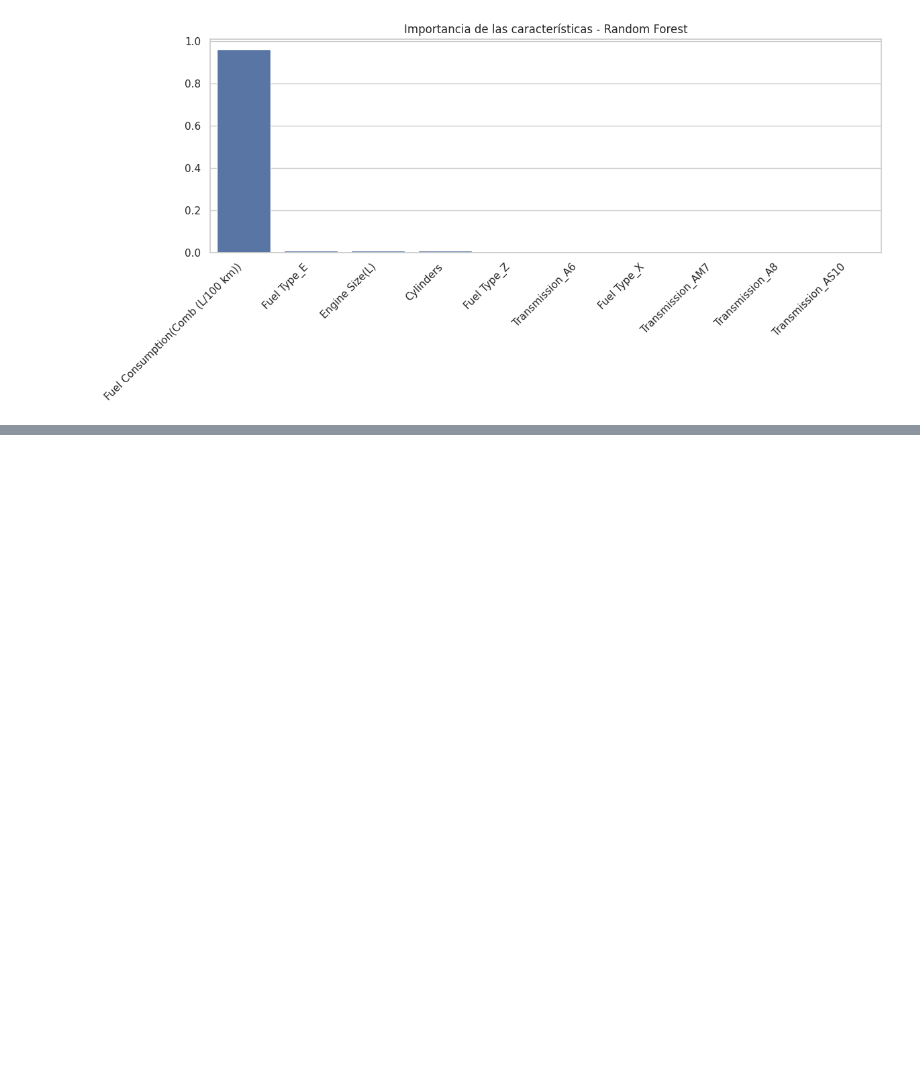
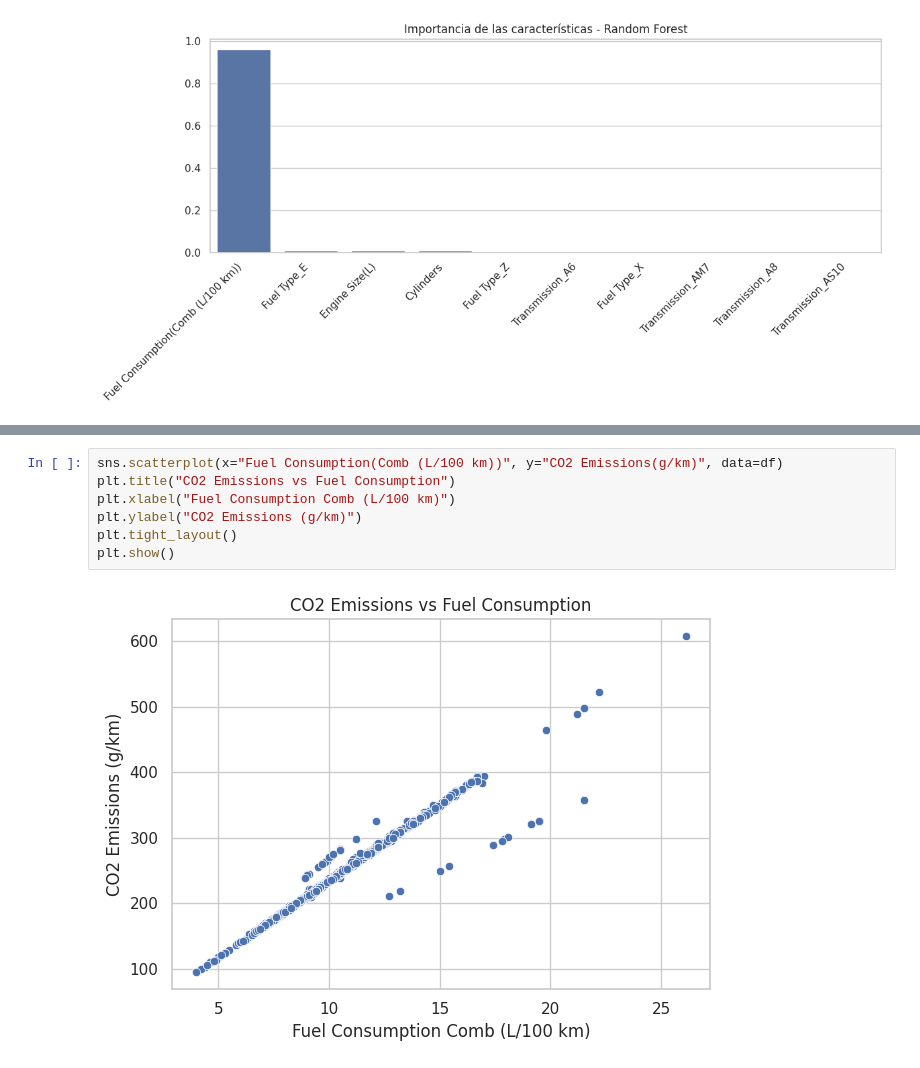
Before and after one commit to martavidal17/DM_project, a Jupyter notebook: Fuel_Consuption.ipynb, the cells around one changed output, grey strips where cells are left out. Drawn from its saved outputs; the diff is of its cells as text; blank space fills up the shorter version.

```diff
--- a/Fuel_Consuption.ipynb
+++ b/Fuel_Consuption.ipynb
@@ -200,0 +245,9 @@ plt.show()
+# %%
+sns.scatterplot(x="Fuel Consumption(Comb (L/100 km))", y="CO2 Emissions(g/km)", data=df)
+plt.title("CO2 Emissions vs Fuel Consumption")
+plt.xlabel("Fuel Consumption Comb (L/100 km)")
+plt.ylabel("CO2 Emissions (g/km)")
+plt.tight_layout()
+plt.show()
+# %% [output]
+[figure, added]
```
Also changed, not shown: parts of 10 cells of this notebook, 3 other files.
